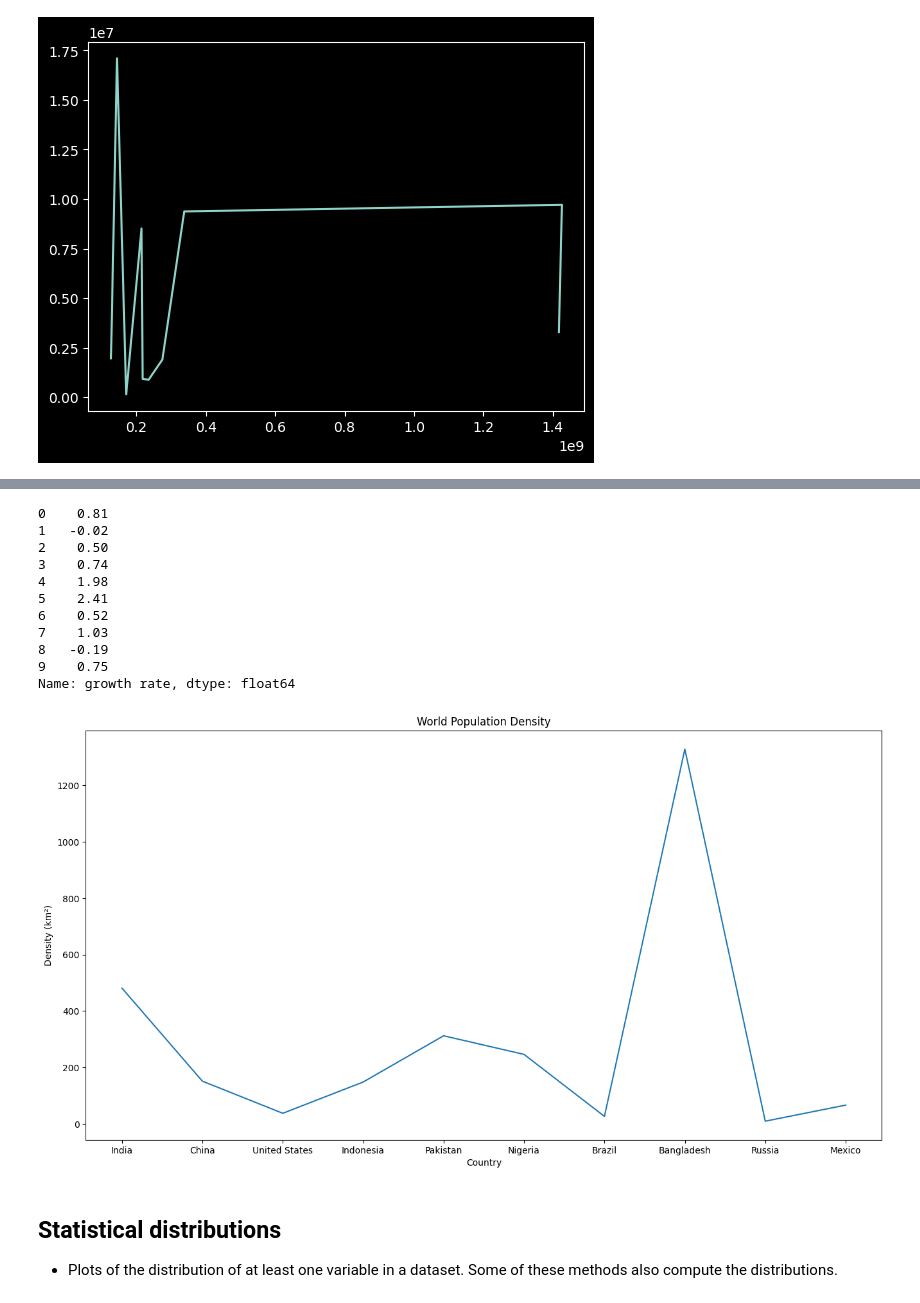
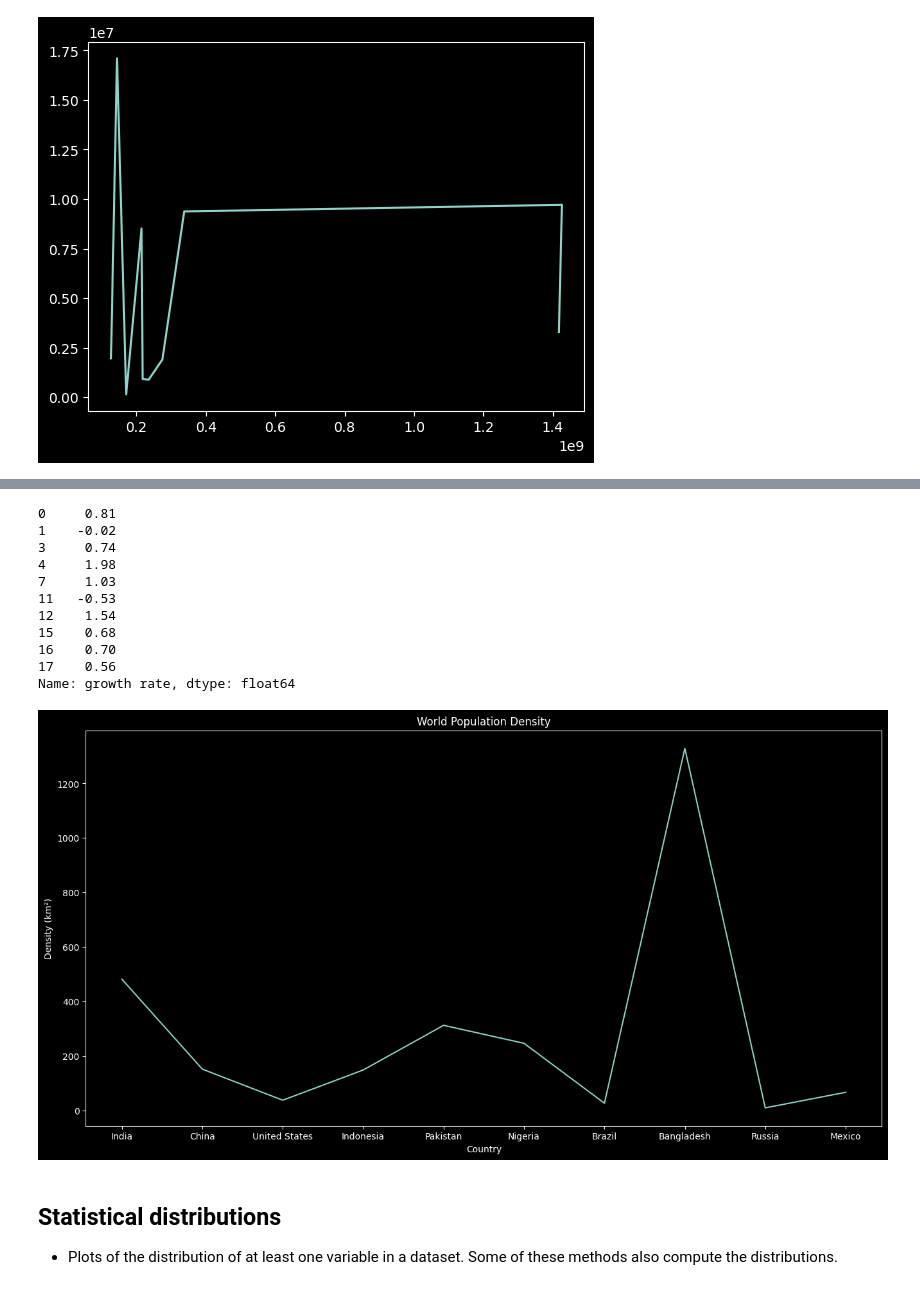
Before and after one commit to jsdhami/Python-For-Research, a Jupyter notebook: Matplotlib_Advanced.ipynb, the cells around one changed output, grey strips where cells are left out. Saved outputs shown, nothing was run; the diff lists cells and outputs as text; code cells hidden in the pictures.

```diff
--- a/Matplotlib_Advanced.ipynb
+++ b/Matplotlib_Advanced.ipynb
@@ -36,0 +34,17 @@ df.head(10)
+# %%
+country = dff['country']
+pop = dff['2023 population']
+
+plt.style.use('dark_background')
+
+# plot
+fig, ax = plt.subplots()
+fig.set_size_inches(16, 8)
+ax.plot(country, pop, 'o-')
+
+# labeling
+ax.set_title('World Population')
+ax.set_xlabel('Country')
+ax.set_ylabel('Population')
+
+plt.show()
@@ -61,31 +77,38 @@ new_df.head(10)
 # %%
 # Assuming 'df' is your DataFrame
-g_rate= df['growth rate'].str.rstrip('%').astype('float')
+g_rate= new_df['growth rate'].str.rstrip('%').astype('float')
 g_rate.head(10)
 # %% [output]
-0    0.81
-1   -0.02
-2    0.50
-3    0.74
-4    1.98
-5    2.41
-6    0.52
-7    1.03
-8   -0.19
-9    0.75
+0     0.81
+1    -0.02
+3     0.74
+4     1.98
+7     1.03
+11   -0.53
+12    1.54
+15    0.68
+16    0.70
+17    0.56
 Name: growth rate, dtype: float64
 # %%
+
+
+
 fig, ax = plt.subplots()
-fig.set_size_inches(16, 8.27)
+fig.set_size_inches(16, 8)
+
+# gap between axes
 fig.subplots_adjust(hspace=5, wspace=5)
+
 ax.plot(df['country'].head(10), df['density (km²)'].head(10))
+
 ax.set_title('World Population Density')
 ax.set_xlabel('Country')
 ax.set_ylabel('Density (km²)')
 
 plt.show()
 # %% [output]
-[figure, old version]
+[figure, new version]
 # %% [markdown]
 ## **Statistical distributions**
 - Plots of the distribution of at least one variable in a dataset. Some of these methods also compute the distributions.
```
Also changed, not shown: parts of 14 cells of this notebook.
